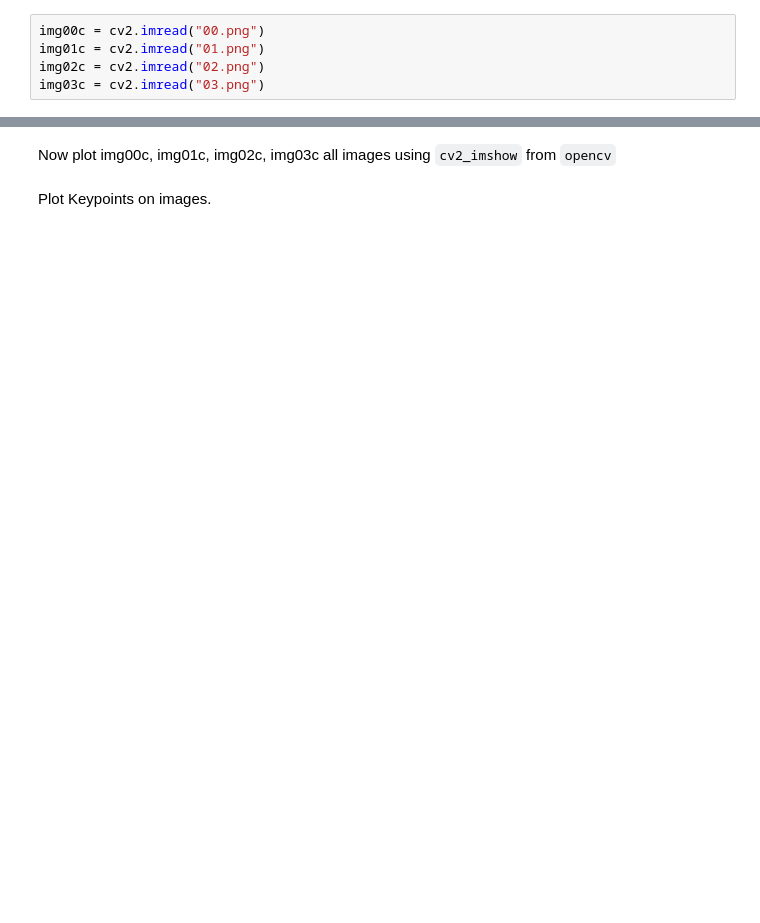
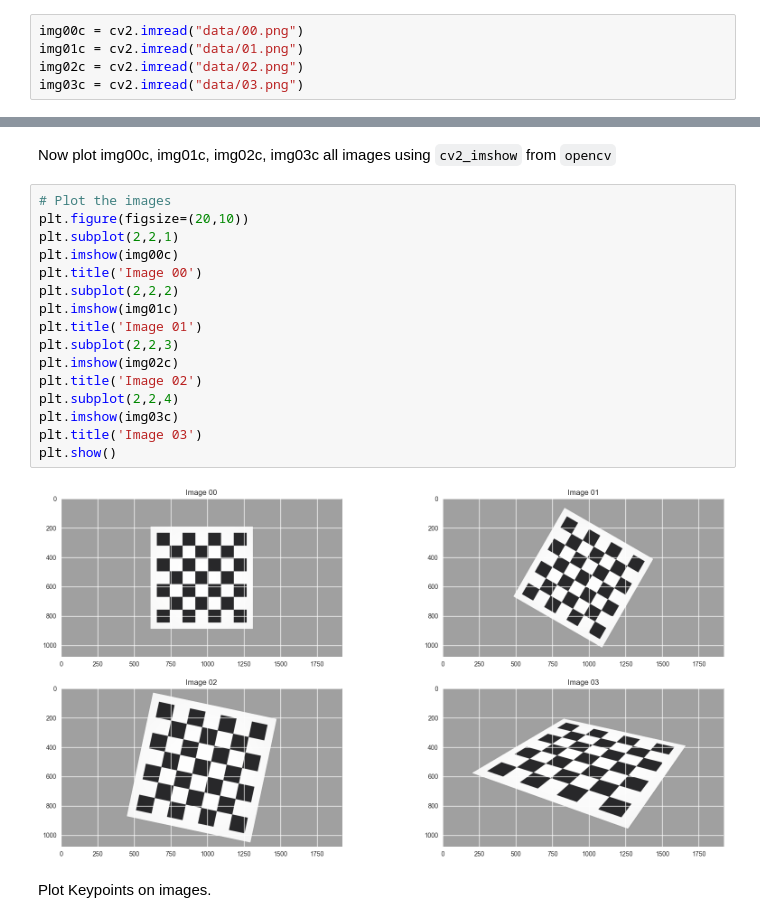
Before and after one commit to cansuyalcinn/MIRA_MISA_LABS, a Jupyter notebook: MIRA_LAB3/MIRA_LAB3.ipynb, the cells around one changed output, grey strips where cells are left out. Saved outputs shown, nothing was run; the diff lists cells and outputs as text; blank space fills up the shorter version.

```diff
--- a/MIRA_LAB3/MIRA_LAB3.ipynb
+++ b/MIRA_LAB3/MIRA_LAB3.ipynb
@@ -74,10 +74,10 @@ import scipy.linalg as linalg
 # %% [markdown]
 Next, we will load images `00.png`, `01.png`, `02.png` and `03.png`
 # %%
-img00c = cv2.imread("00.png")
-img01c = cv2.imread("01.png")
-img02c = cv2.imread("02.png")
-img03c = cv2.imread("03.png")
+img00c = cv2.imread("data/00.png")
+img01c = cv2.imread("data/01.png")
+img02c = cv2.imread("data/02.png")
+img03c = cv2.imread("data/03.png")
 # %% [markdown]
 And the csv files with keypoints
 # %%
@@ -91,4 +109,22 @@ print(keypoints_00)
 # %% [markdown]
 Now plot img00c, img01c, img02c, img03c all images using `cv2_imshow` from `opencv`
+# %%
+# Plot the images
+plt.figure(figsize=(20,10))
+plt.subplot(2,2,1)
+plt.imshow(img00c)
+plt.title('Image 00')
+plt.subplot(2,2,2)
+plt.imshow(img01c)
+plt.title('Image 01')
+plt.subplot(2,2,3)
+plt.imshow(img02c)
+plt.title('Image 02')
+plt.subplot(2,2,4)
+plt.imshow(img03c)
+plt.title('Image 03')
+plt.show()
+# %% [output]
+[figure, added]
 # %% [markdown]
 Plot Keypoints on images.
```
Also changed, not shown: parts of 13 cells of this notebook, 1 other file.
